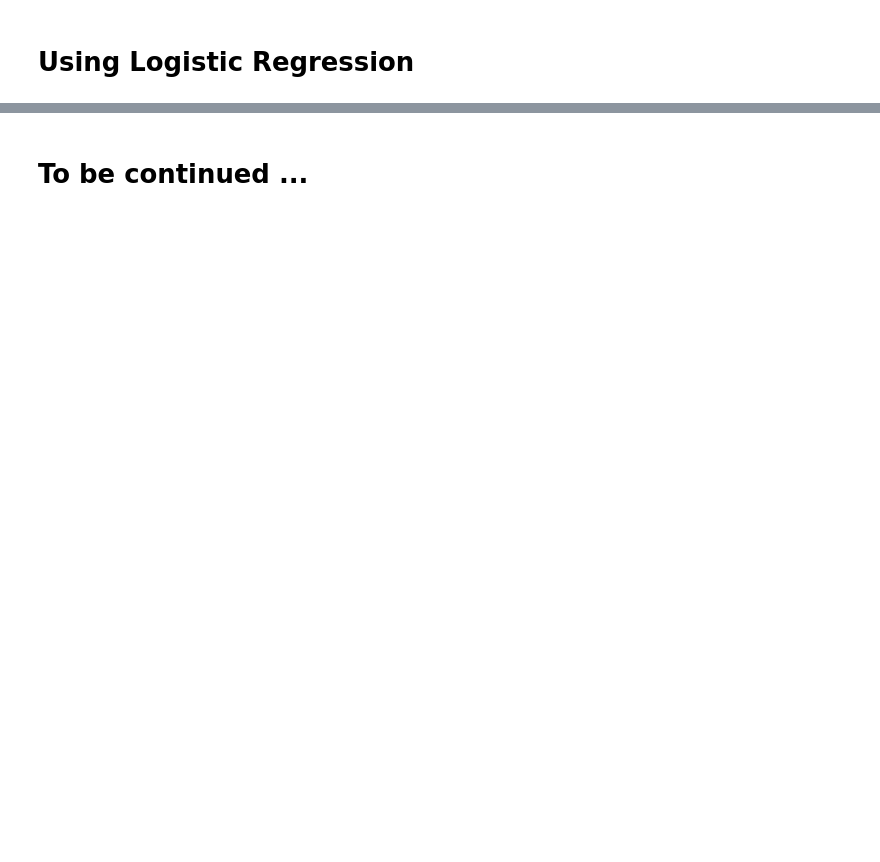
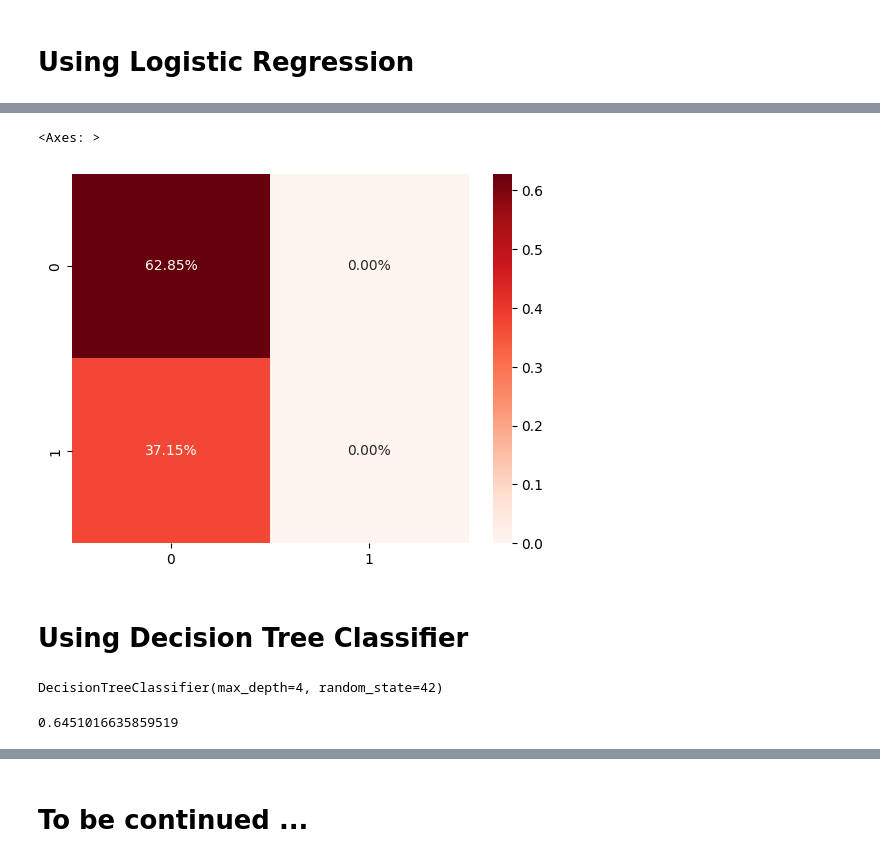
Before and after one commit to a-hamzah/ce-sml-regression-classification, a Jupyter notebook: aml-class/project.ipynb, the cells around one changed output, grey strips where cells are left out. Saved outputs shown, nothing was run; the diff lists cells and outputs as text; code cells hidden in the pictures; blank space fills up the shorter version.

Commit message:
four models

```diff
--- a/aml-class/project.ipynb
+++ b/aml-class/project.ipynb
@@ -140,6 +141,20 @@ y = data['Potability']
 X.shape, y.shape
 # %% [output]
 ((3276, 9), (3276,))
+# %%
+def interpolate_missing_values(X):
+    """interploate with nan values using sklearn function
+
+    Args:
+        X: pd.DataFrame, input data
+    Return:
+        X_dot: np.ndarray, Transformed data"""
+
+    imputer = SimpleImputer(missing_values=np.nan, strategy='mean')
+    imputer = imputer.fit(X)
+
+    X_dot = imputer.transform(X)
+    return X_dot
 # %%
 from sklearn.preprocessing import StandardScaler
 scaler = StandardScaler()
@@ -164,6 +164,9 @@ array([[            nan,  2.59194711e-01, -1.39470871e-01, ...,
 from sklearn.model_selection import train_test_split
 # %%
 X_train, X_test, y_train, y_test = train_test_split(X, y, test_size=0.33, random_state=42)
+# %%
+X_train = interpolate_missing_values(X_train)
+X_test  = interpolate_missing_values(X_test)
 # %% [markdown]
 # Using Logistic Regression
 # %%
@@ -171,3 +174,5 @@ from sklearn.linear_model import LogisticRegression
 from sklearn.metrics import confusion_matrix, accuracy_score, classification_report
 # %%
 model_lg = LogisticRegression(max_iter=120,random_state=0, n_jobs=20)
+# %%
+model_lg.fit(X_train, y_train)
@@ -173,0 +181,3 @@ model_lg = LogisticRegression(max_iter=120,random_state=0, n_jobs=20)
+# %%
+# Making Prediction
+pred_lg = model_lg.predict(X_test)
@@ -173,0 +200,9 @@ model_lg = LogisticRegression(max_iter=120,random_state=0, n_jobs=20)
+# %%
+# confusion Maxtrix
+cm1 = confusion_matrix(y_test, pred_lg)
+sns.heatmap(cm1/np.sum(cm1), annot = True, fmt=  '0.2%', cmap = 'Reds')
+# %% [output]
+<Axes: >
+[figure, added]
+# %% [markdown]
+# Using Decision Tree Classifier
@@ -173,0 +214,5 @@ model_lg = LogisticRegression(max_iter=120,random_state=0, n_jobs=20)
+# %%
+# Training Model
+model_dt.fit(X_train,y_train)
+# %% [output]
+DecisionTreeClassifier(max_depth=4, random_state=42)
@@ -173,0 +222,6 @@ model_lg = LogisticRegression(max_iter=120,random_state=0, n_jobs=20)
+# %%
+# Calculating Accuracy Score
+dt = accuracy_score(y_test, pred_dt)
+print(dt)
+# %% [output]
+0.6451016635859519
```
Also changed, not shown: parts of 28 cells of this notebook.
